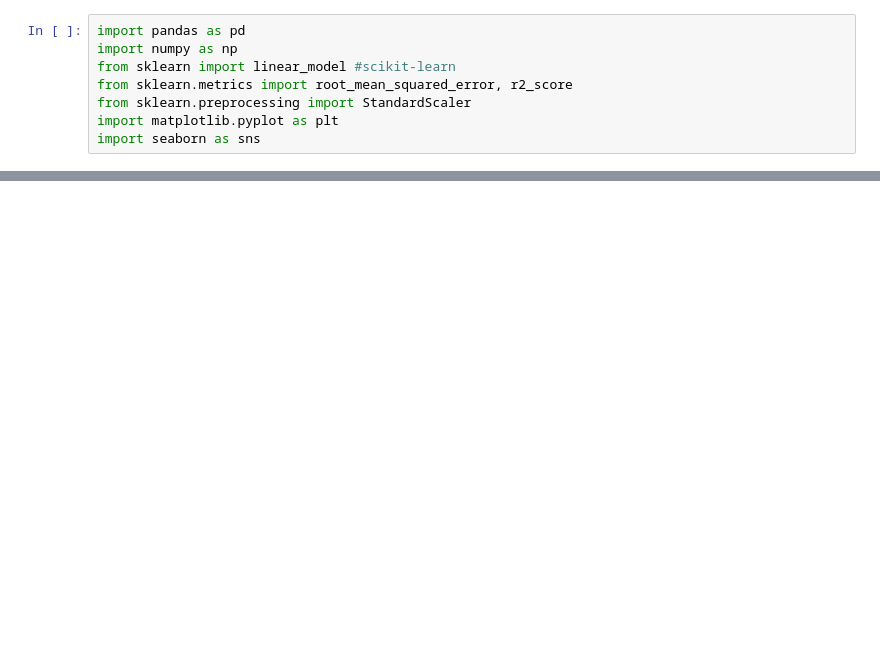
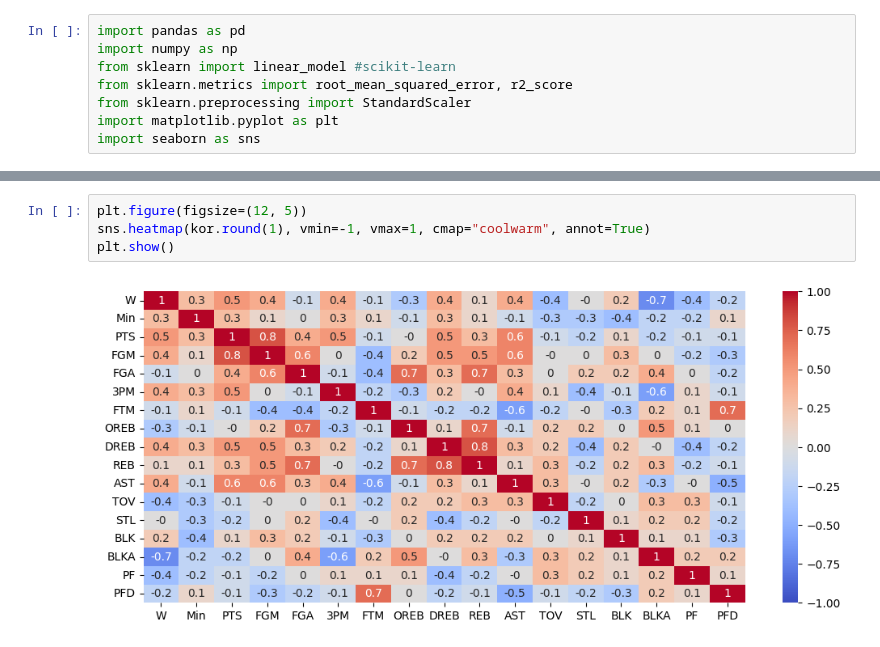
Before and after one commit to juskui/linereg, a Jupyter notebook: nba.ipynb, the cells around one changed output, grey strips where cells are left out. Saved outputs shown, nothing was run; the diff lists cells and outputs as text; blank space fills up the shorter version.

```diff
--- a/nba.ipynb
+++ b/nba.ipynb
@@ -31,0 +54,6 @@ df
+# %%
+plt.figure(figsize=(12, 5))
+sns.heatmap(kor.round(1), vmin=-1, vmax=1, cmap="coolwarm", annot=True)
+plt.show()
+# %% [output]
+[figure, added]
```
Also changed, not shown: parts of 7 cells of this notebook, 2 other files.
